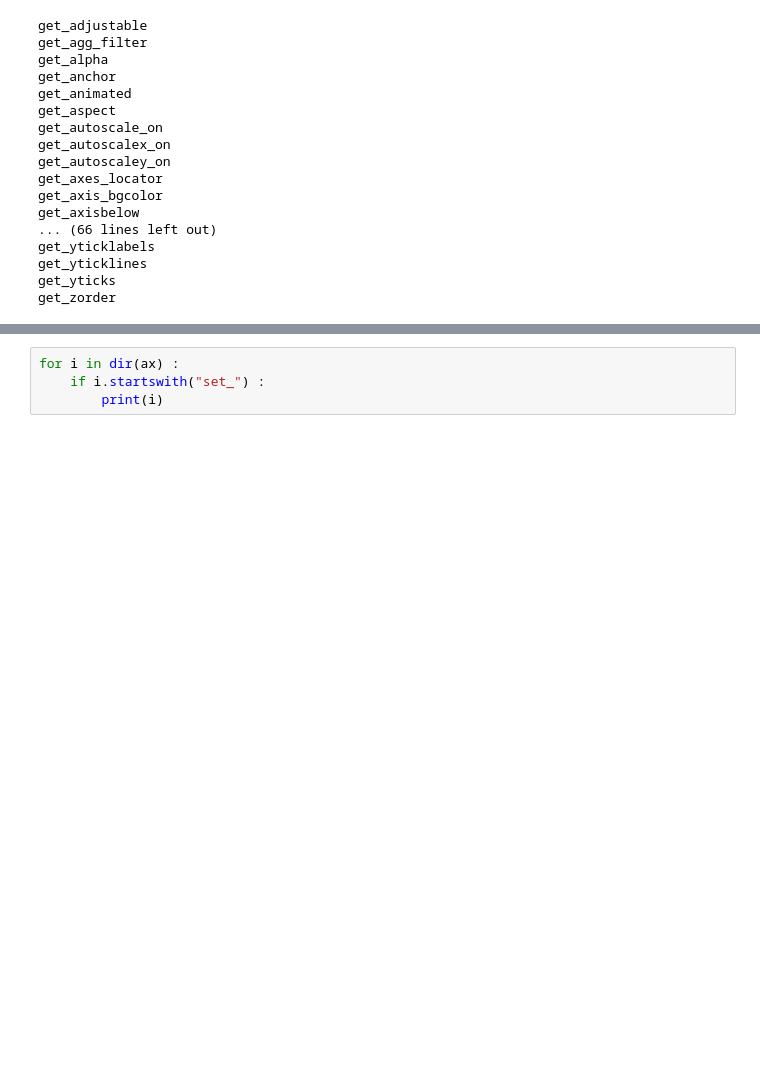
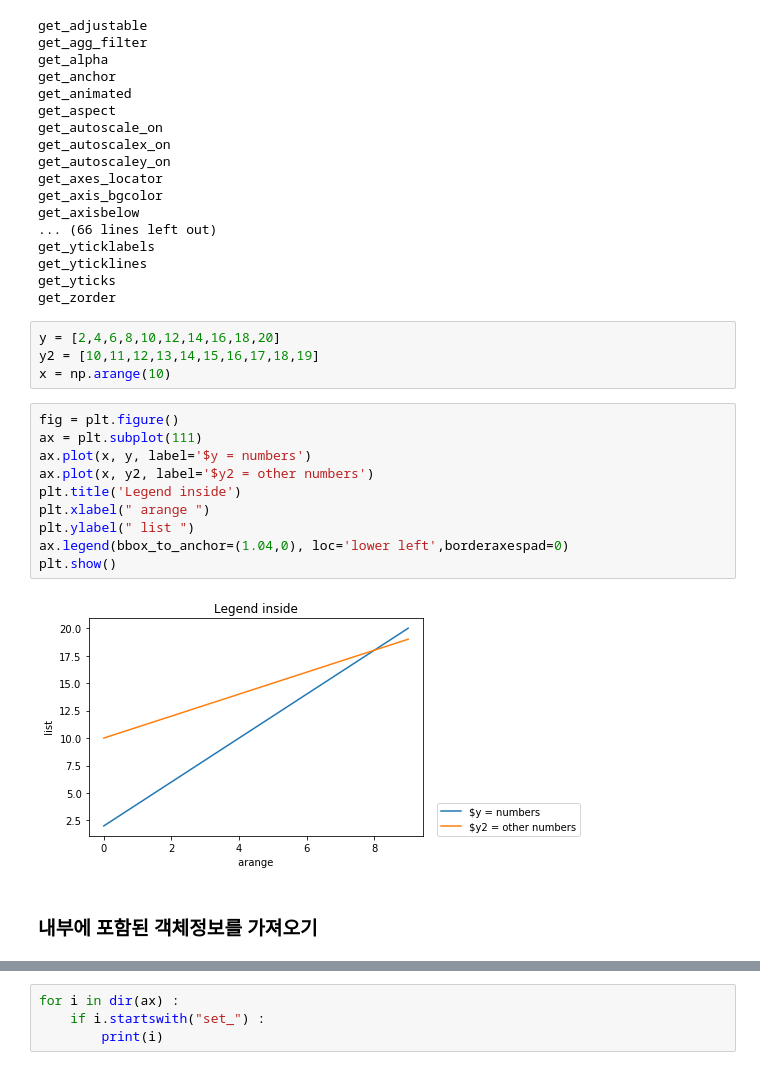
Before and after one commit to zerosum99/python_matplotlib, a Jupyter notebook: matplotlib 100_AxesSubplot 내의 get set 메소드.ipynb, the cells around one changed output, grey strips where cells are left out. Cells and saved outputs as stored; diff of their text form; blank space fills up the shorter version.

```diff
--- a/matplotlib 100_AxesSubplot 내의 get set 메소드.ipynb
+++ b/matplotlib 100_AxesSubplot 내의 get set 메소드.ipynb
@@ -36,3 +36,21 @@ get_yticklabels
 get_yticklines
 get_yticks
 get_zorder
+# %%
+y = [2,4,6,8,10,12,14,16,18,20]
+y2 = [10,11,12,13,14,15,16,17,18,19]
+x = np.arange(10)
+# %%
+fig = plt.figure()
+ax = plt.subplot(111)
+ax.plot(x, y, label='$y = numbers')
+ax.plot(x, y2, label='$y2 = other numbers')
+plt.title('Legend inside')
+plt.xlabel(" arange ")
+plt.ylabel(" list ")
+ax.legend(bbox_to_anchor=(1.04,0), loc='lower left',borderaxespad=0)
+plt.show()
+# %% [output]
+[figure, added]
+# %% [markdown]
+### 내부에 포함된 객체정보를 가져오기
```
Also changed, not shown: parts of 25 cells of this notebook.
